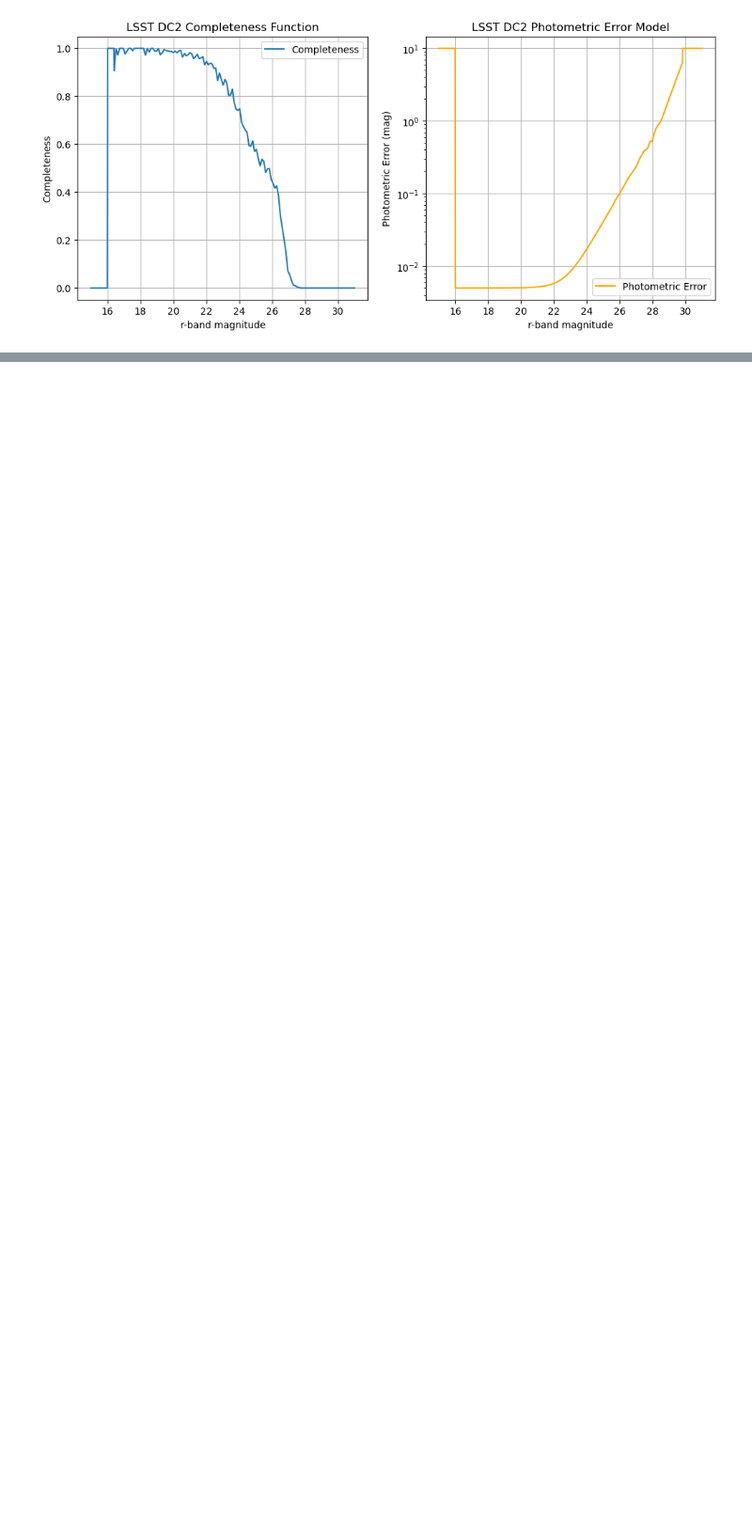
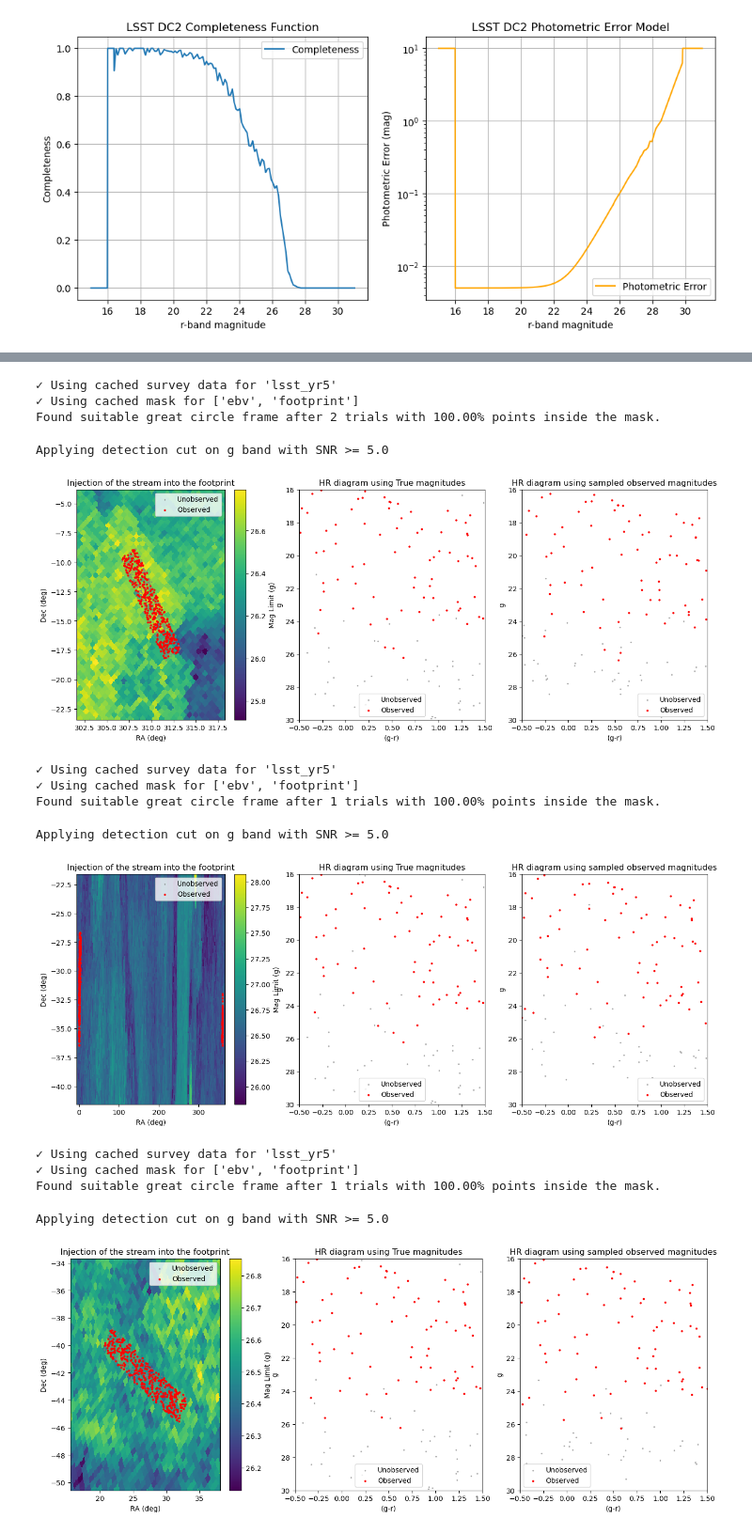
Before and after one commit to LSSTDESC/stream_sim, a Jupyter notebook: notebooks/tutorial_inject_stream.ipynb, the cells around one changed output, grey strips where cells are left out. Shown at 94% size. Saved outputs shown, nothing was run; the diff lists cells and outputs as text; code cells hidden in the pictures; blank space fills up the shorter version.

```diff
--- a/notebooks/tutorial_inject_stream.ipynb
+++ b/notebooks/tutorial_inject_stream.ipynb
@@ -106,0 +104,31 @@ plt.show()
+# %%
+import gc
+it = 4
+
+for i in range(it):
+    # creat injector
+    stream_injector = observed.StreamInjector(survey='lsst', release='yr5')
+    # inject
+    injected_data = stream_injector.inject(data_test, seed=seed+i, mask_type = ['footprint', 'ebv'], verbose=True)
+    # plot
+    fig, ax = plot_inject(injected_data, stream_injector.survey, bands=['g', 'r'], save=False)
+    plt.show()
+
+    del stream_injector
+    gc.collect()
+# %% [output]
+✓ Using cached survey data for 'lsst_yr5'
+✓ Using cached mask for ['ebv', 'footprint']
+Found suitable great circle frame after 2 trials with 100.00% points inside the mask.
+Applying detection cut on g band with SNR >= 5.0
+[figure, added]
+✓ Using cached survey data for 'lsst_yr5'
+✓ Using cached mask for ['ebv', 'footprint']
+Found suitable great circle frame after 1 trials with 100.00% points inside the mask.
+Applying detection cut on g band with SNR >= 5.0
+[figure, added]
+✓ Using cached survey data for 'lsst_yr5'
+✓ Using cached mask for ['ebv', 'footprint']
+Found suitable great circle frame after 1 trials with 100.00% points inside the mask.
+Applying detection cut on g band with SNR >= 5.0
+[figure, added]
```
Also changed, not shown: parts of 5 cells of this notebook.
